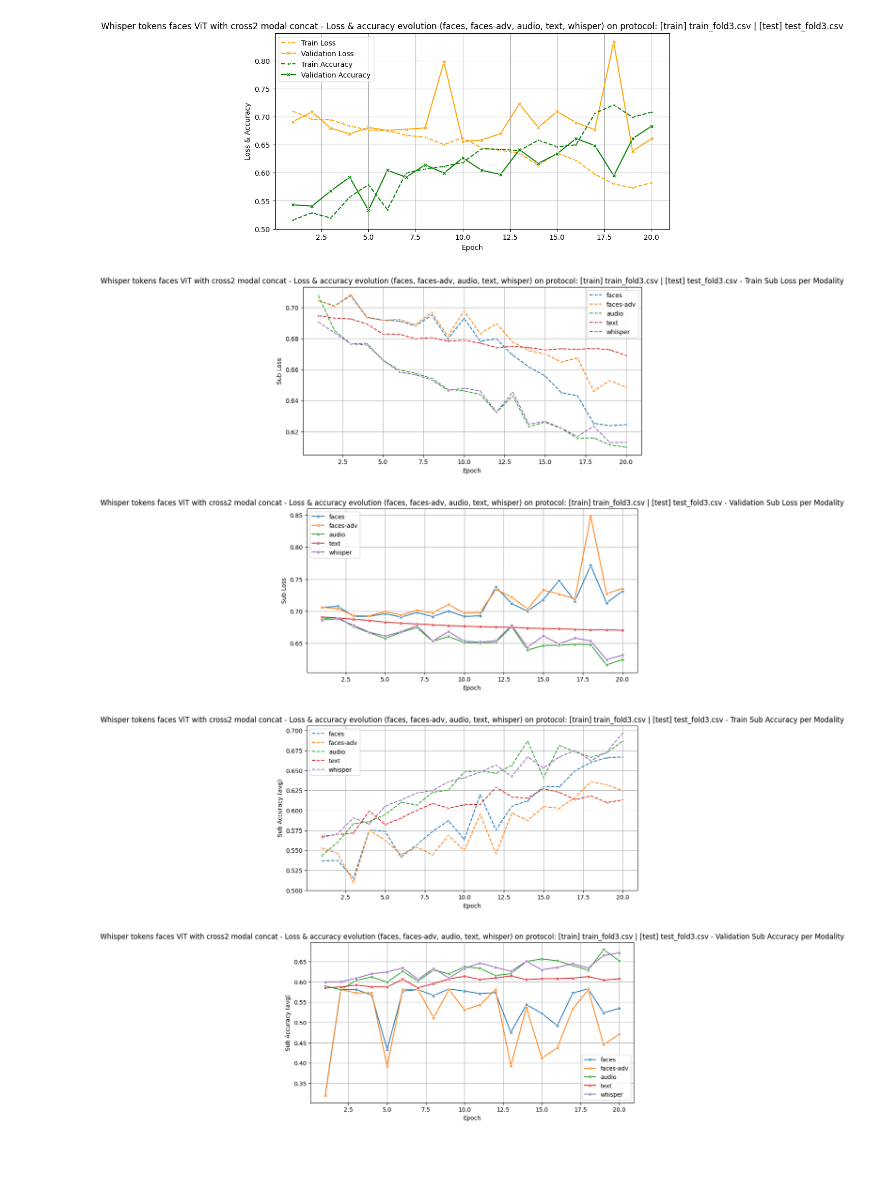
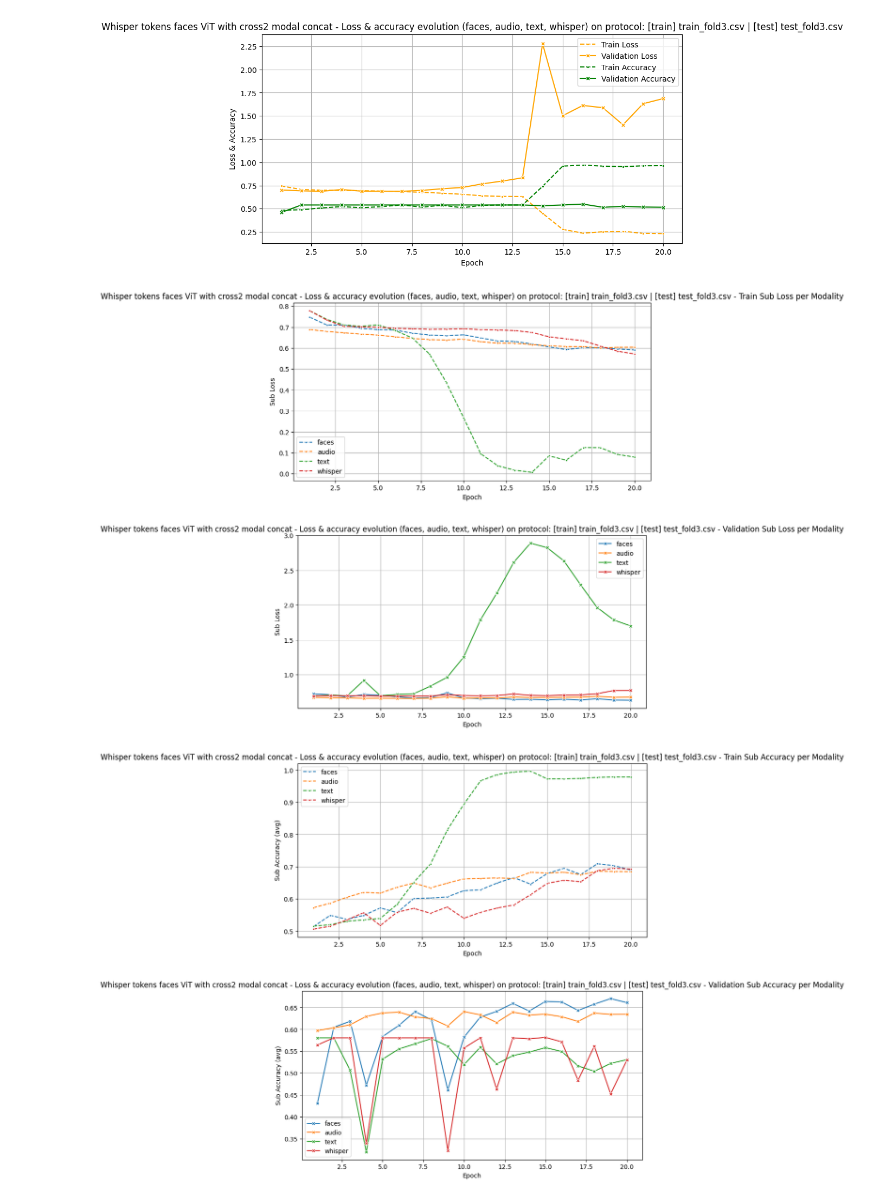
Before and after one commit to shashuat/deception-detection, a Jupyter notebook: code/utils/tools.ipynb, the cells around one changed output. Drawn from its saved outputs; the diff is of its cells as text; code cells hidden in the pictures; blank space fills up the shorter version.

```diff
--- a/code/utils/tools.ipynb
+++ b/code/utils/tools.ipynb
@@ -15,11 +15,11 @@ print(f"Number of files in {dir_path}: {num_files}")
 # %%
 from plots import plot_logs
 
-log_path = "../../logs/v1_cross_att_whisper_faces.json"
-plot_logs(log_path, title="Whisper tokens faces ViT with cross2 modal concat - Loss & accuracy evolution")
+log_path = "../../logs/all_overfitt.json"
+plot_logs(log_path, title="Overfitting modality exemple")
 # %% [output]
-[figure, old version]
+[figure, new version]
-[figure, old version]
+[figure, new version]
-[figure, old version]
+[figure, new version]
-[figure, old version]
+[figure, new version]
-[figure, old version]
+[figure, new version]
```
Also changed, not shown: 2 other files.
